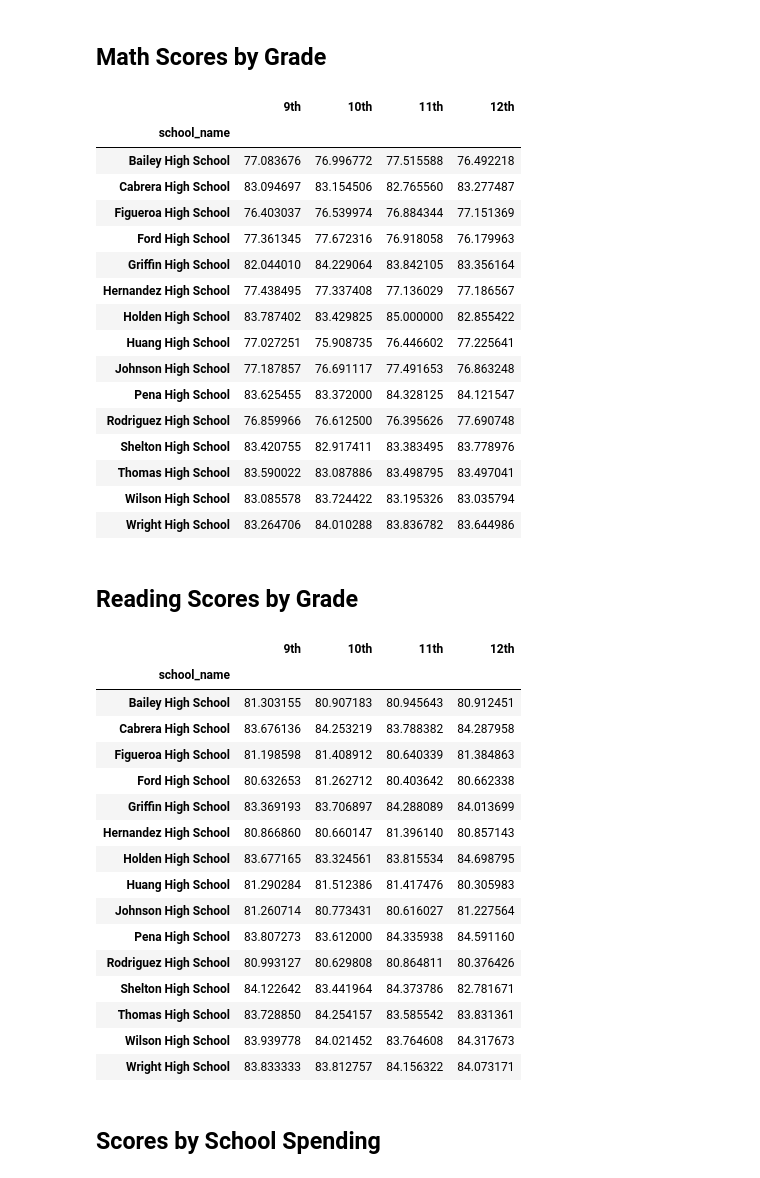
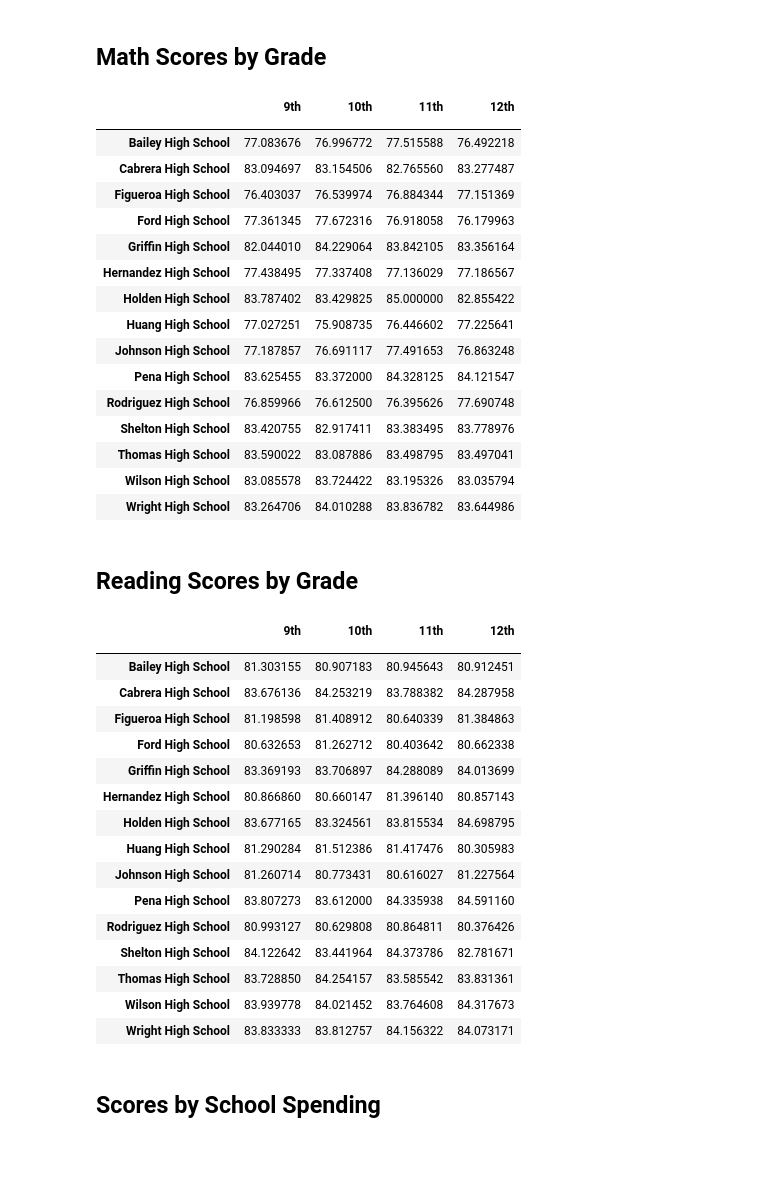
Before and after one commit to kirran-jk/pandas-challenge, a Jupyter notebook: PyCitySchools/PyCitySchools.ipynb, the cells around one changed output. Drawn from its saved outputs; the diff is of its cells as text; code cells hidden in the pictures.

```diff
--- a/PyCitySchools/PyCitySchools.ipynb
+++ b/PyCitySchools/PyCitySchools.ipynb
@@ -110,24 +120,28 @@ bottom_schools
 # %% [markdown]
 ## Math Scores by Grade
 # %%
+# Create lists for each grade, keeping school name and math score.
 math_grade9 = school_data_complete.loc[school_data_complete["grade"] == "9th", ["school_name","math_score"]]
 math_grade10 = school_data_complete.loc[school_data_complete["grade"] == "10th", ["school_name","math_score"]]
 math_grade11 = school_data_complete.loc[school_data_complete["grade"] == "11th", ["school_name","math_score"]]
 math_grade12 = school_data_complete.loc[school_data_complete["grade"] == "12th", ["school_name","math_score"]]
 
+# Calculate average math scores by grade.
 av_math_grade9 = math_grade9.groupby("school_name")["math_score"].mean()
 av_math_grade10 = math_grade10.groupby("school_name")["math_score"].mean()
 av_math_grade11 = math_grade11.groupby("school_name")["math_score"].mean()
 av_math_grade12 = math_grade12.groupby("school_name")["math_score"].mean()
 
+# Put results in a dataframe and display.
 math_scores_by_grade = pd.DataFrame ({"9th": av_math_grade9,
                                       "10th": av_math_grade10,
                                       "11th": av_math_grade11,
                                       "12th": av_math_grade12})
+math_scores_by_grade.index.name = ''
 math_scores_by_grade
 # %% [output]
 |  | 9th | 10th | 11th | 12th |
-| school_name |  |  |  |  |
+|  |  |  |  |  |
 | Bailey High School | 77.083676 | 76.996772 | 77.515588 | 76.492218 |
 | Cabrera High School | 83.094697 | 83.154506 | 82.765560 | 83.277487 |
 | Figueroa High School | 76.403037 | 76.539974 | 76.884344 | 77.151369 |
@@ -146,24 +160,28 @@ math_scores_by_grade
 # %% [markdown]
 ## Reading Scores by Grade
 # %%
+# Create lists for each grade, keeping school name and reading score.
 read_grade9 = school_data_complete.loc[school_data_complete["grade"] == "9th", ["school_name","reading_score"]]
 read_grade10 = school_data_complete.loc[school_data_complete["grade"] == "10th", ["school_name","reading_score"]]
 read_grade11 = school_data_complete.loc[school_data_complete["grade"] == "11th", ["school_name","reading_score"]]
 read_grade12 = school_data_complete.loc[school_data_complete["grade"] == "12th", ["school_name","reading_score"]]
 
+# Calculate average reading scores by grade.
 av_read_grade9 = read_grade9.groupby("school_name")["reading_score"].mean()
 av_read_grade10 = read_grade10.groupby("school_name")["reading_score"].mean()
 av_read_grade11 = read_grade11.groupby("school_name")["reading_score"].mean()
 av_read_grade12 = read_grade12.groupby("school_name")["reading_score"].mean()
 
+# Put results in a dataframe and display.
 read_scores_by_grade = pd.DataFrame ({"9th": av_read_grade9,
                                       "10th": av_read_grade10,
                                       "11th": av_read_grade11,
                                       "12th": av_read_grade12})
+read_scores_by_grade.index.name = ''
 read_scores_by_grade
 # %% [output]
 |  | 9th | 10th | 11th | 12th |
-| school_name |  |  |  |  |
+|  |  |  |  |  |
 | Bailey High School | 81.303155 | 80.907183 | 80.945643 | 80.912451 |
 | Cabrera High School | 83.676136 | 84.253219 | 83.788382 | 84.287958 |
 | Figueroa High School | 81.198598 | 81.408912 | 80.640339 | 81.384863 |
```
Also changed, not shown: parts of 20 cells of this notebook.
